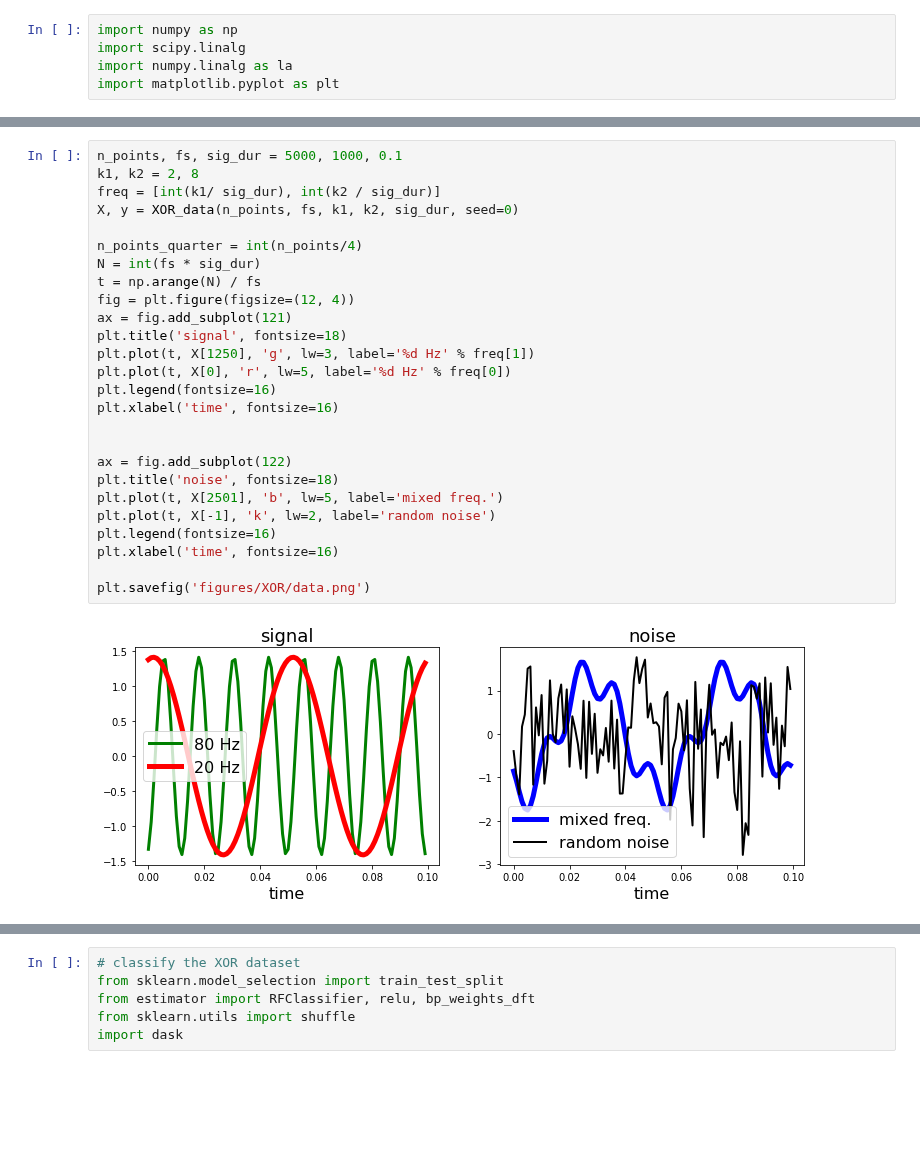
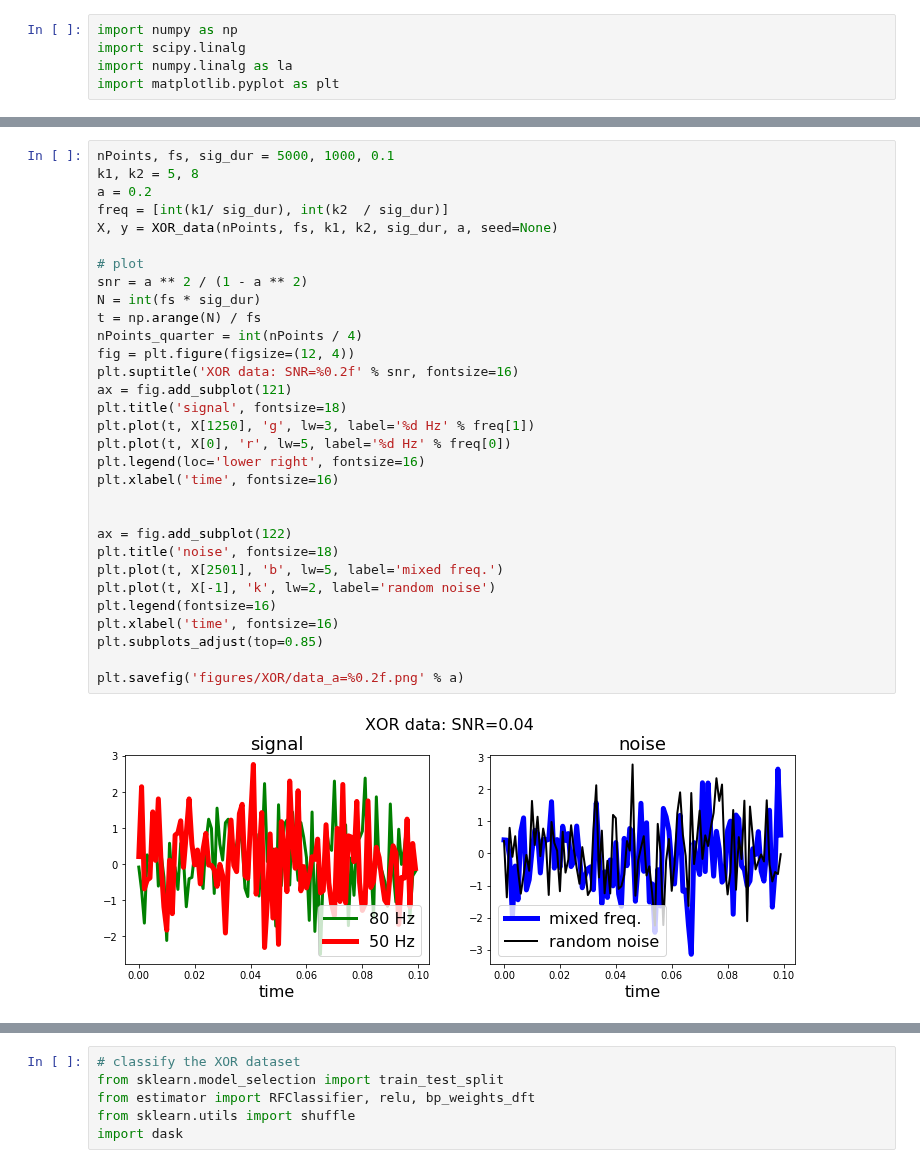
Before and after one commit to BruntonUWBio/structured-random-features, a Jupyter notebook: frequency XOR problem.ipynb, the cells around one changed output, grey strips where cells are left out. Drawn from its saved outputs; the diff is of its cells as text; blank space fills up the shorter version.

```diff
--- a/frequency XOR problem.ipynb
+++ b/frequency XOR problem.ipynb
@@ -41,33 +60,38 @@ def XOR_data(nPoints, fs, k1, k2, sig_dur, seed=None):
 
     return X, y
 # %%
-n_points, fs, sig_dur = 5000, 1000, 0.1
-k1, k2 = 2, 8
-freq = [int(k1/ sig_dur), int(k2 / sig_dur)]
-X, y = XOR_data(n_points, fs, k1, k2, sig_dur, seed=0)
+nPoints, fs, sig_dur = 5000, 1000, 0.1
+k1, k2 = 5, 8
+a = 0.2
+freq = [int(k1/ sig_dur), int(k2  / sig_dur)]
+X, y = XOR_data(nPoints, fs, k1, k2, sig_dur, a, seed=None)
 
-n_points_quarter = int(n_points/4)
+# plot
+snr = a ** 2 / (1 - a ** 2)
 N = int(fs * sig_dur)
 t = np.arange(N) / fs
+nPoints_quarter = int(nPoints / 4)
 fig = plt.figure(figsize=(12, 4))
+plt.suptitle('XOR data: SNR=%0.2f' % snr, fontsize=16)
 ax = fig.add_subplot(121)
 plt.title('signal', fontsize=18)
 plt.plot(t, X[1250], 'g', lw=3, label='%d Hz' % freq[1])
 plt.plot(t, X[0], 'r', lw=5, label='%d Hz' % freq[0])
-plt.legend(fontsize=16)
+plt.legend(loc='lower right', fontsize=16)
 plt.xlabel('time', fontsize=16)
 
 
 ax = fig.add_subplot(122)
 plt.title('noise', fontsize=18)
 plt.plot(t, X[2501], 'b', lw=5, label='mixed freq.')
 plt.plot(t, X[-1], 'k', lw=2, label='random noise')
 plt.legend(fontsize=16)
 plt.xlabel('time', fontsize=16)
+plt.subplots_adjust(top=0.85)
 
-plt.savefig('figures/XOR/data.png')
+plt.savefig('figures/XOR/data_a=%0.2f.png' % a)
 # %% [output]
-[figure, old version]
+[figure, new version]
 # %%
 X_pos = X[y == 1]
 X_neg = X[y == -1]
```
Also changed, not shown: parts of 7 cells of this notebook.
